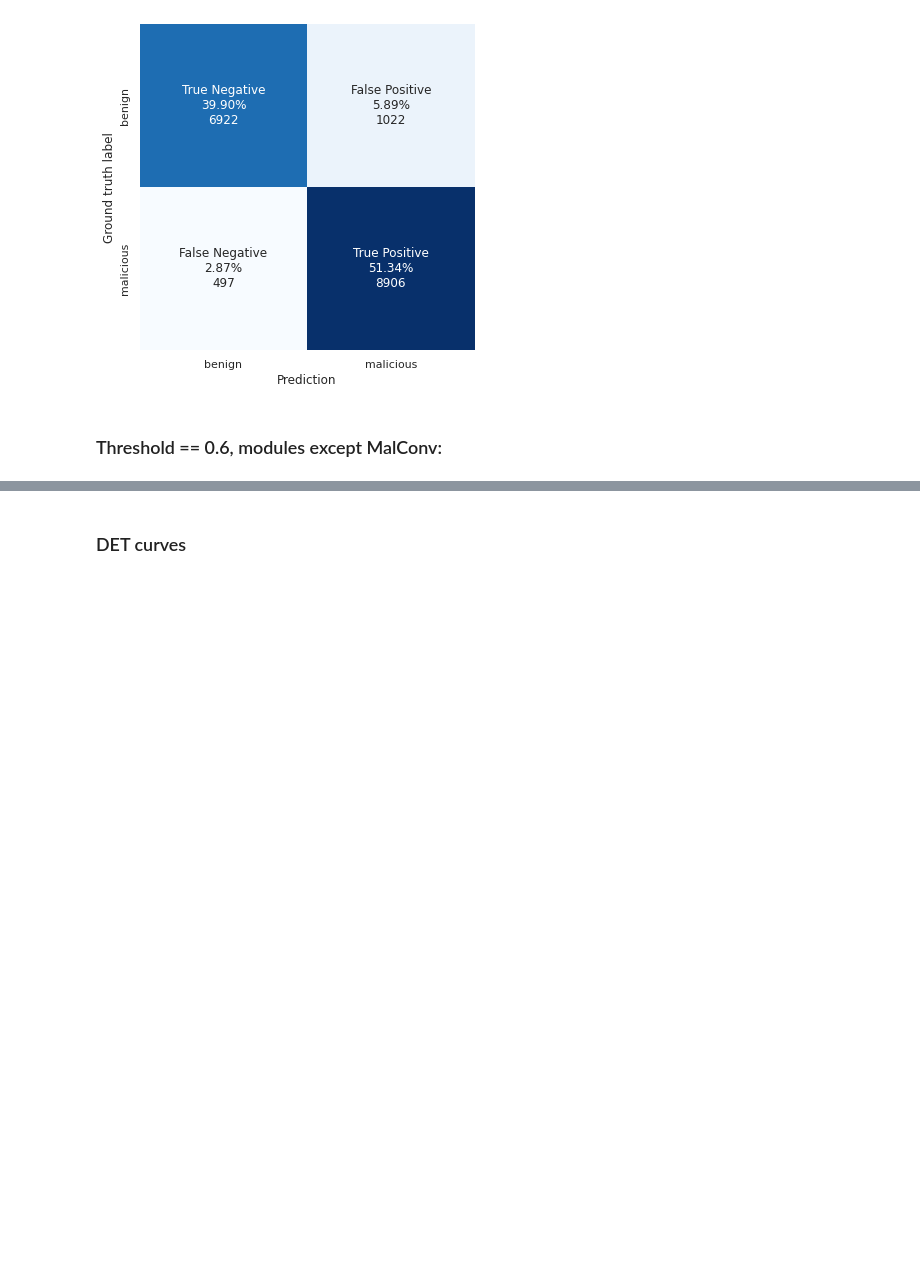
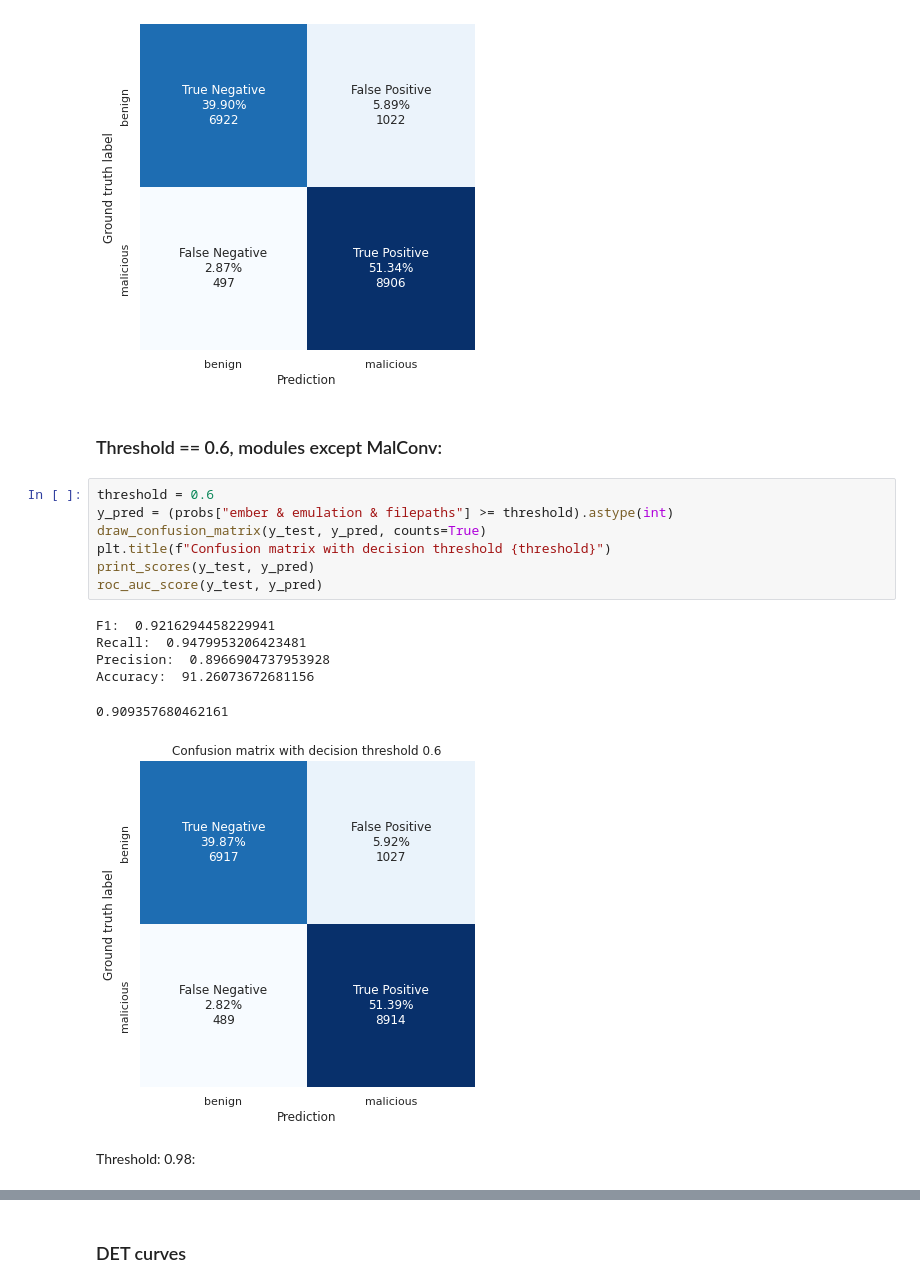
Before and after one commit to dtrizna/quo.vadis, a Jupyter notebook: evaluation/composite/composite_model_evaluation_testset.ipynb, the cells around one changed output, grey strips where cells are left out. Cells and saved outputs as stored; diff of their text form; blank space fills up the shorter version.

```diff
--- a/evaluation/composite/composite_model_evaluation_testset.ipynb
+++ b/evaluation/composite/composite_model_evaluation_testset.ipynb
@@ -333,4 +342,20 @@ Accuracy:  91.24344267020234
 [figure]
 # %% [markdown]
 ### Threshold == 0.6, modules except MalConv:
+# %%
+threshold = 0.6
+y_pred = (probs["ember & emulation & filepaths"] >= threshold).astype(int)
+draw_confusion_matrix(y_test, y_pred, counts=True)
+plt.title(f"Confusion matrix with decision threshold {threshold}")
+print_scores(y_test, y_pred)
+roc_auc_score(y_test, y_pred)
+# %% [output]
+F1:  0.9216294458229941
+Recall:  0.9479953206423481
+Precision:  0.8966904737953928
+Accuracy:  91.26073672681156
+0.909357680462161
+[figure, added]
+# %% [markdown]
+Threshold: 0.98:
 # %%
```
Also changed, not shown: parts of 15 cells of this notebook.
